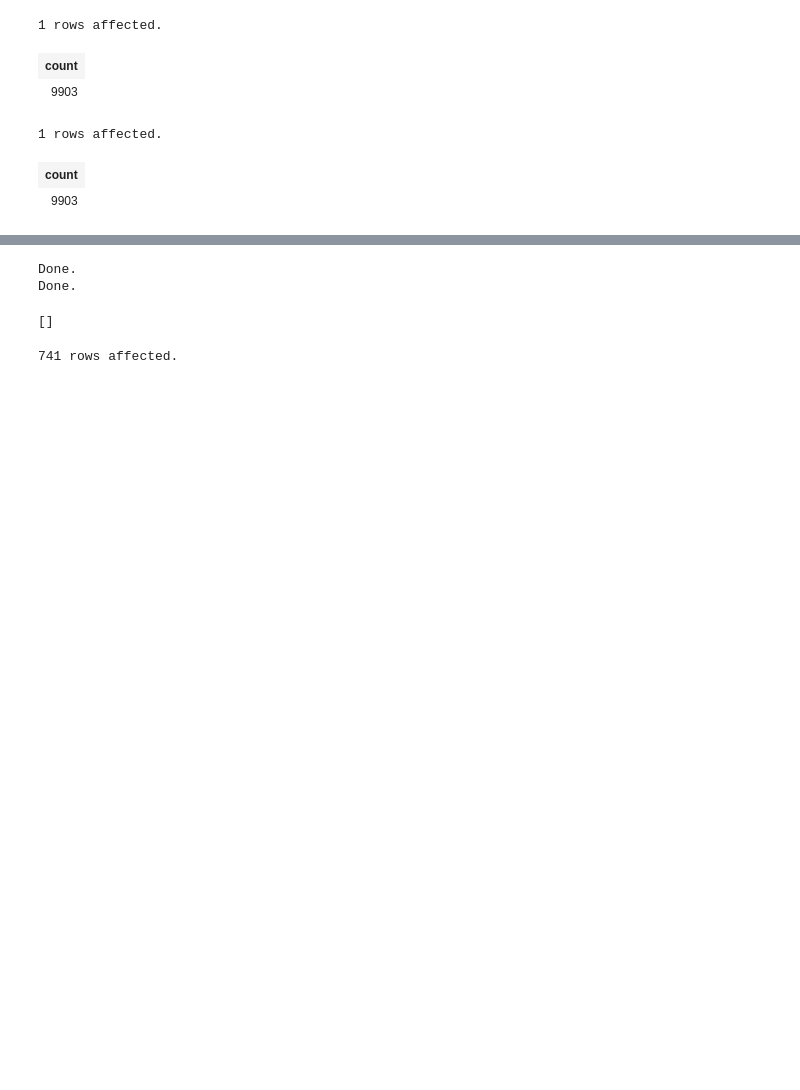
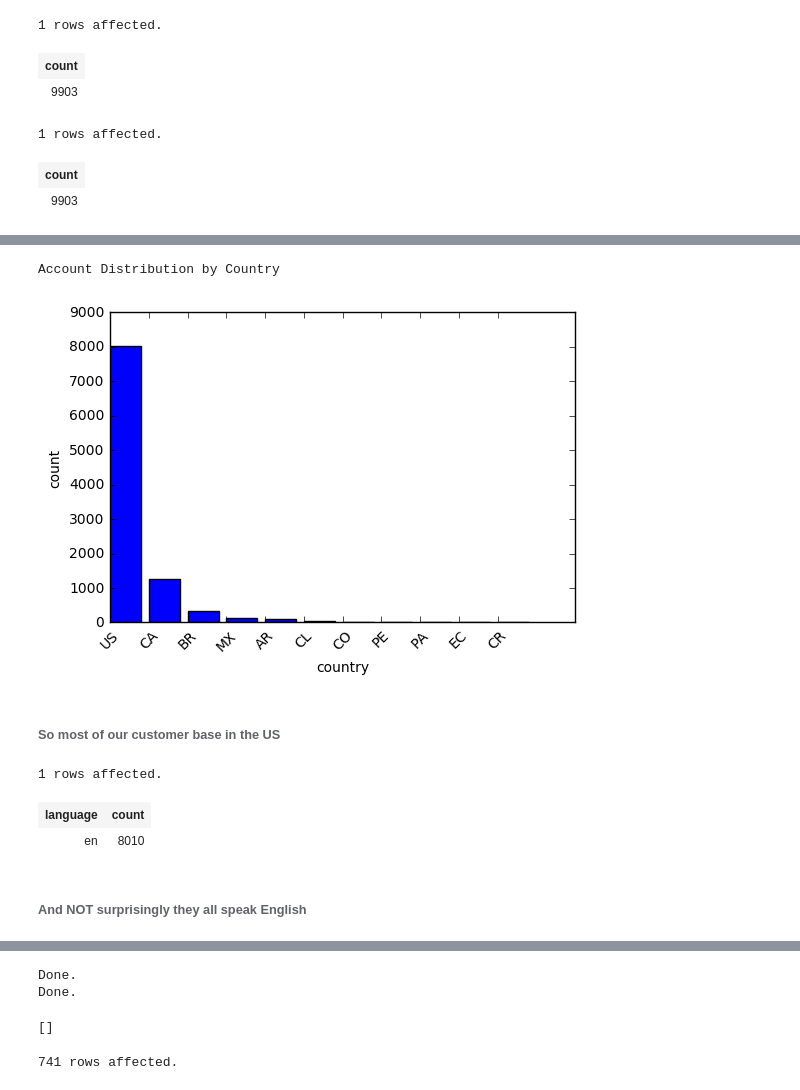
Before and after one commit to bosea3000/DMA_ProbSet, a Jupyter notebook: Problem-2.ipynb, the cells around one changed output, grey strips where cells are left out. Drawn from its saved outputs; the diff is of its cells as text; code cells hidden in the pictures; blank space fills up the shorter version.

```diff
--- a/Problem-2.ipynb
+++ b/Problem-2.ipynb
@@ -116,0 +183,26 @@ SELECT COUNT(DISTINCT(ACCT_ID)) from account
+# %%
+from pandas import DataFrame
+import matplotlib
+%matplotlib inline
+
+q1_results = _
+q1_results.bar()
+!echo 'Account Distribution by Country'
+# %% [output]
+Account Distribution by Country
+[figure, added]
+# %% [markdown]
+###### So most of our customer base in the US
+# %%
+%%sql
+SELECT LANGUAGE_CODE as Language, COUNT(LANGUAGE_CODE) as Count
+FROM account
+WHERE COUNTRY_CODE = 'US'
+GROUP BY Language
+ORDER BY count DESC;
+# %% [output]
+1 rows affected.
+| language | count |
+| en | 8010 |
+# %% [markdown]
+###### And NOT surprisingly they all speak English
```
Also changed, not shown: parts of 40 cells of this notebook, 1 other file.
